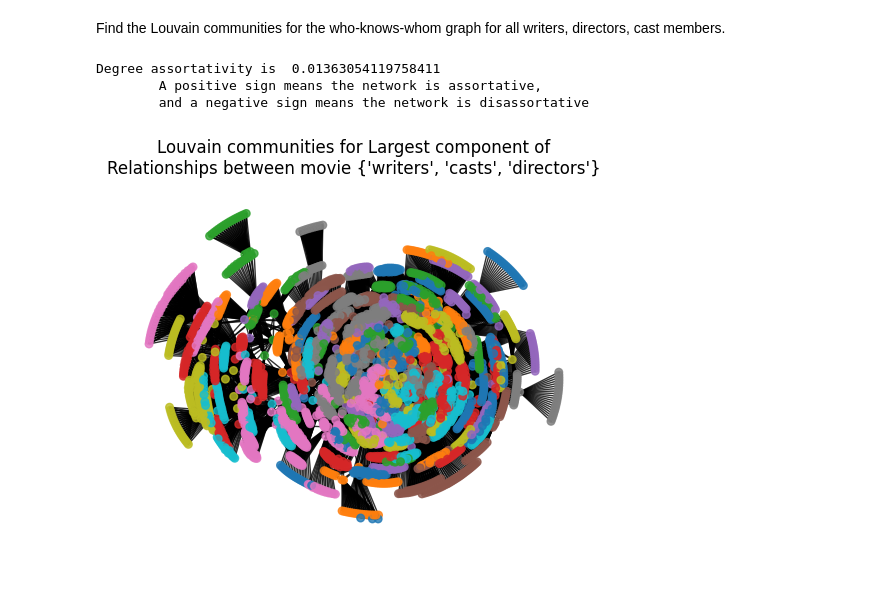
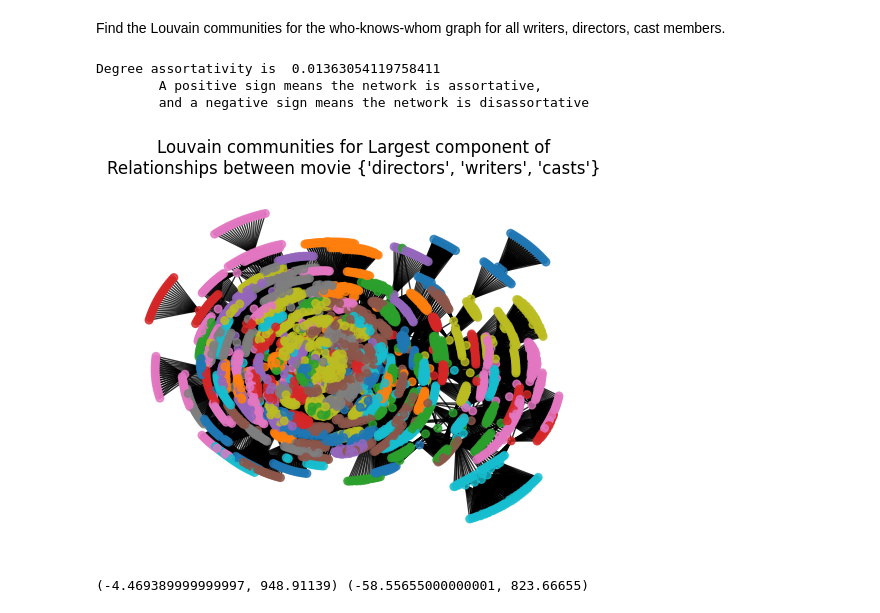
Before and after one commit to MichaelAGoodrich/GraphDataScience_withSNAP, a Jupyter notebook: GraphDataScience_Practice.ipynb, the cells around one changed output. Drawn from its saved outputs; the diff is of its cells as text; code cells hidden in the pictures.

Commit message:
Tutorial on graph data science is complete

```diff
--- a/GraphDataScience_Practice.ipynb
+++ b/GraphDataScience_Practice.ipynb
@@ -250,15 +284,25 @@ wd_network_handler.showNetwork(title=writer_director_title, pause=False)
 # %% [markdown]
 Find the Louvain communities for the who-knows-whom graph for all writers, directors, cast members.
 # %%
+# I'm including the following three lines so that I can run this part of the
+# notebook without rerunning everything before it.
+from DataScienceManager import DataScienceManager
+from NetworkUtilities import networkHandler
+manager = DataScienceManager('databases/IMDB Top 250 Movies.csv')
+
 writer_director_cast_projection, writer_director_cast_title = manager.getProjection({'casts','directors','writers'},biggest_component=True)
 wdc_network_handler = networkHandler(writer_director_cast_projection)
 wdc_network_handler.getNetworkStatistics()
 wdc_colormap_dict = wdc_network_handler.getAgentColormapDict_from_LouvainCommunities()
 wdc_network_handler.setAgentColors(wdc_colormap_dict)
 writer_director_cast_title = "Louvain communities for " + writer_director_cast_title
-wdc_network_handler.showNetwork(title=writer_director_cast_title, pause=False)
+xlim,ylim = wdc_network_handler.showNetwork(title=writer_director_cast_title, pause=False)
+# It's useful to save a little information for the next task.
+# That's what is saved in the xlim, ylim values
+print(xlim,ylim)
 # %% [output]
 Degree assortativity is  0.01363054119758411
         A positive sign means the network is assortative,
         and a negative sign means the network is disassortative
-[figure, old version]
+[figure, new version]
+(-4.469389999999997, 948.91139) (-58.55655000000001, 823.66655)
```
Also changed, not shown: parts of 19 cells of this notebook, 1 other file.
